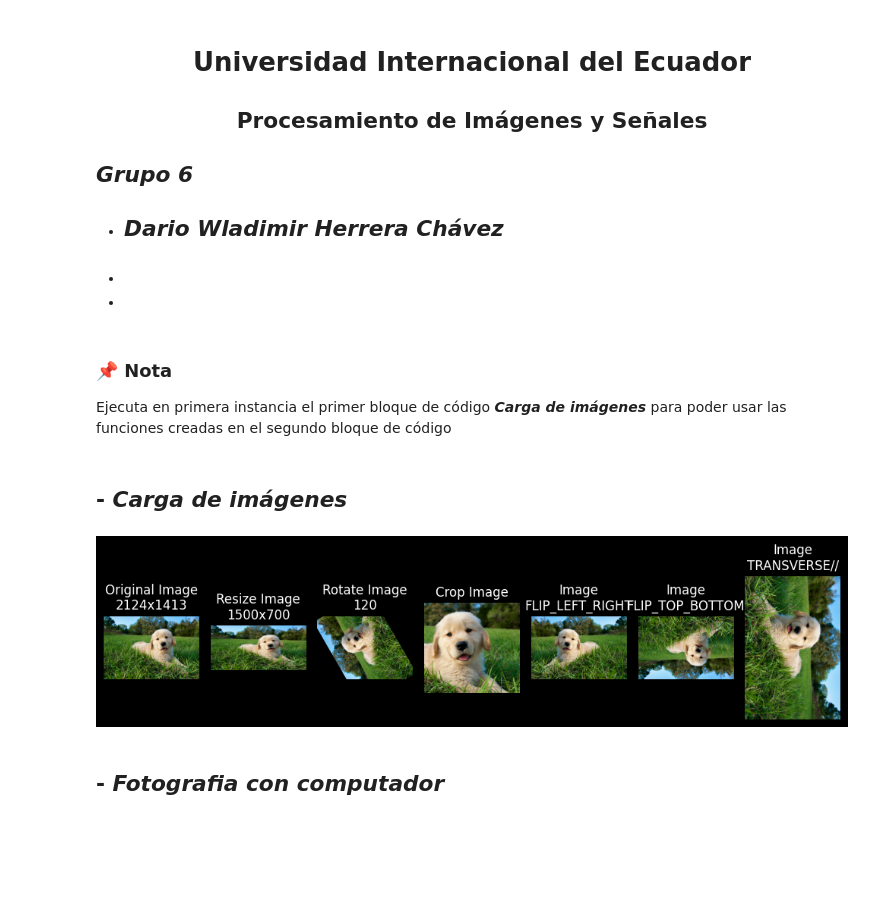
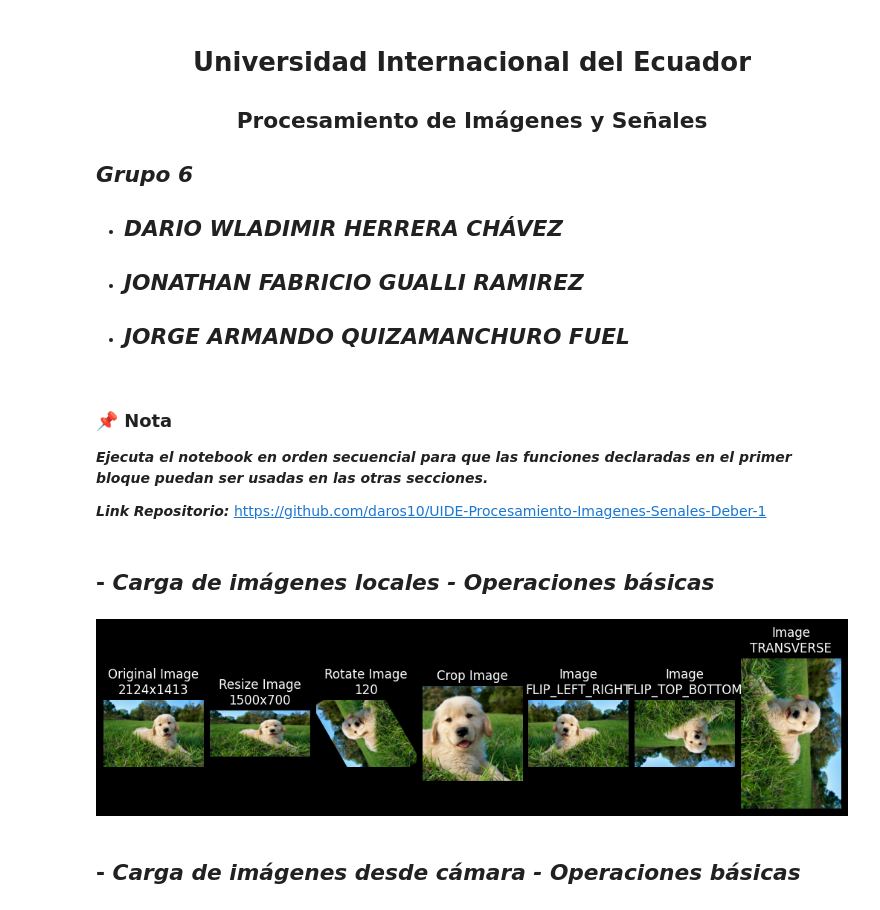
Before and after one commit to daros10/UIDE-Procesamiento-Imagenes-Senales-Deber-1, a Jupyter notebook: main.ipynb, the cells around one changed output. Cells and saved outputs as stored; diff of their text form; code cells hidden in the pictures; blank space fills up the shorter version.

```diff
--- a/main.ipynb
+++ b/main.ipynb
@@ -4,17 +4,21 @@
 **<h2 align="center">Procesamiento de Imágenes y Señales</h2>**
 
 ***<h2 align="left">Grupo 6</h2>***
-- ***<h2 align="left">Dario Wladimir Herrera Chávez</h2>***
-- ***<h2 align="left"></h2>***
-- ***<h2 align="left"></h2>***
+- ***<h2 align="left">DARIO WLADIMIR HERRERA CHÁVEZ</h2>***
+- ***<h2 align="left">JONATHAN FABRICIO GUALLI RAMIREZ</h2>***
+- ***<h2 align="left">JORGE ARMANDO QUIZAMANCHURO FUEL</h2>***
 # %% [markdown]
 ### 📌 Nota
-Ejecuta en primera instancia el primer bloque de código ***Carga de imágenes*** para poder usar las funciones creadas en el segundo bloque de código
+***Ejecuta el notebook en orden secuencial para que las funciones declaradas en el primer bloque puedan ser usadas en las otras secciones.***
+
+***Link Repositorio:*** https://github.com/daros10/UIDE-Procesamiento-Imagenes-Senales-Deber-1
 # %% [markdown]
-## - ***Carga de imágenes***
+## - ***Carga de imágenes locales - Operaciones básicas***
 # %%
+import os
+import cv2
+import matplotlib.pyplot as plt
 from PIL import Image, ImageFilter
-import matplotlib.pyplot as plt
 
 def main():
     try:
@@ -26,16 +30,9 @@ def main():
         t_flip_bottom = Image.Transpose.FLIP_TOP_BOTTOM
         t_transverse = Image.Transpose.TRANSVERSE
 
-        image = load_image(image_path)
+        image = load_image(image_path, False)
         image_data = get_image_info(image)
         (width, height) = image_data[0]
-        image_format = image_data[1]
-
-        print("**********************************************")
-        print(f"Image Info:\n Width:{width}\n Height:{height}")
-        print("**********************************************")
-        print(f"Image:\n Format:{image_format}")
-        print("**********************************************")
 
         _, axes = plot_images(1, 7)
         hide_axes_info(axes)
@@ -48,39 +45,49 @@ def main():
         axes[5].imshow(transpose_image(image, t_flip_bottom)); axes[5].set_title(f"Image\nFLIP_TOP_BOTTOM")
         axes[6].imshow(transpose_image(image, t_transverse)); axes[6].set_title(f"Image\nTRANSVERSE")
 
-        plt.tight_layout()
         plt.show()
     except FileNotFoundError:
         print("There was an error getting the image")
 
-def load_image(image_path):
-    return Image.open(image_path)
+def load_image(image_path, is_take_picture):
+    if os.path.exists(image_path):
+        return Image.open(image_path)
+
+    if is_take_picture:
+        new_path = take_picture(os.path.basename(image_path))
+        if new_path and os.path.exists(new_path):
+            return Image.open(new_path)
+
+    raise FileNotFoundError("Image could not be loaded")
 
 def get_image_info(image):
     return [image.size, image.format, image.mode]
 
 def plot_images(row, cols):
     return plt.subplots(row, cols, figsize=(10, 5), constrained_layout=True)
 
 def hide_axes_info(axes):
     for ax in axes: ax.axis('off')
 
 def resize_image(image, width, height):
     return image.resize((width,height))
 
 def rotate_image(image, angle):
     return image.rotate(angle=angle)
 
 def crop_image(image, box_crop):
     return image.crop(box_crop)
 
 def transpose_image(image, transpose):
     return image.transpose(transpose)
 
+def filter_image(image, image_filter):
+    return image.filter(image_filter)
+
 if __name__ == "__main__":
     main()
 # %% [output]
-[figure, old version]
+[figure, new version]
 # %% [markdown]
-## - ***Fotografia con computador***
+## - ***Carga de imágenes desde cámara - Operaciones básicas***
 # %%
```
Also changed, not shown: parts of 3 cells of this notebook, 3 other files.
